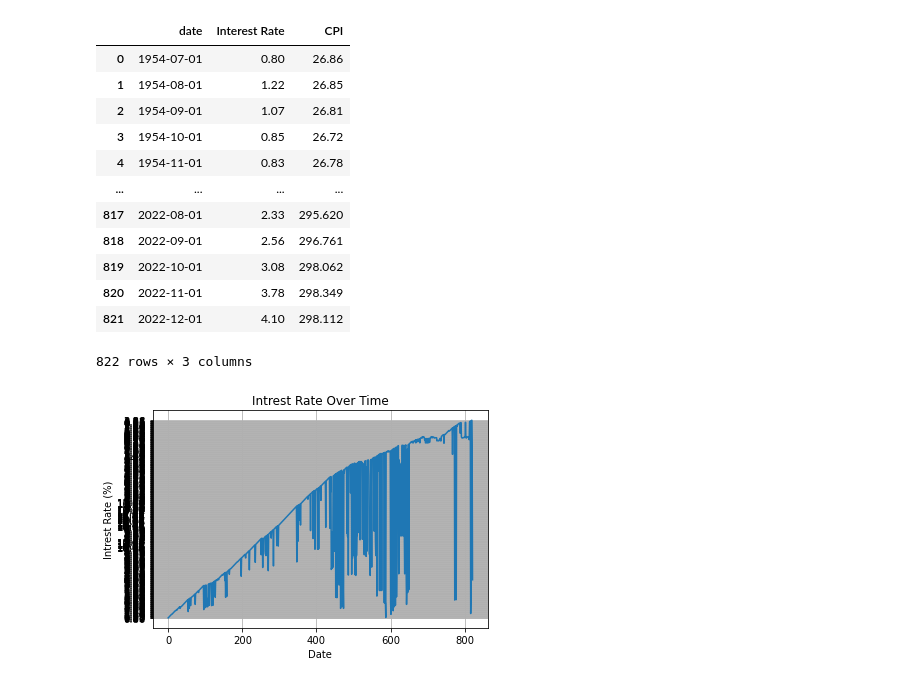
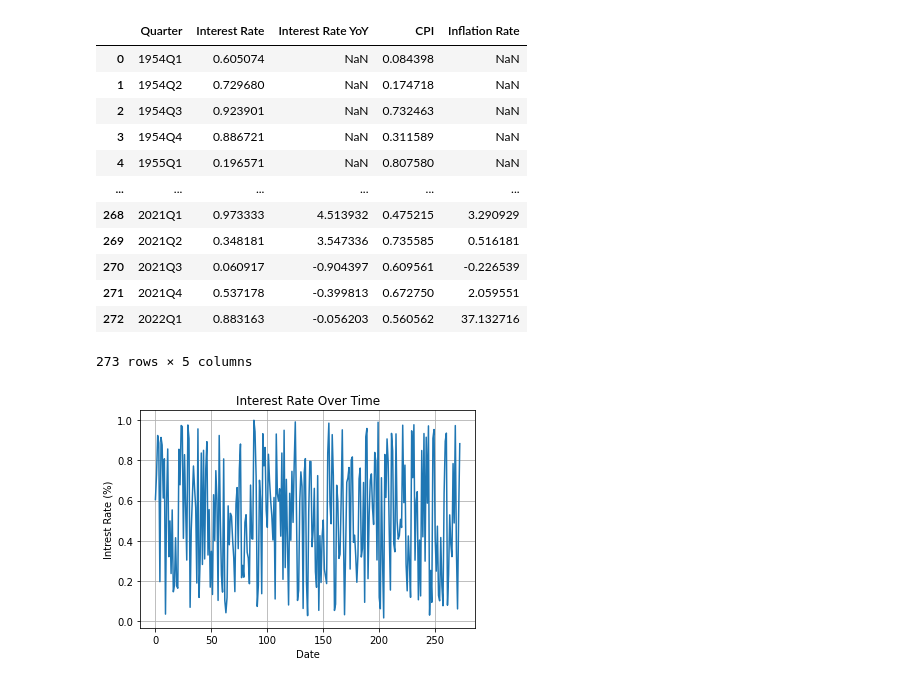
Before and after one commit to Lionta/Project-1, a Jupyter notebook: interest_rate_vs_inflation.ipynb, the cells around one changed output. Cells and saved outputs as stored; diff of their text form; code cells hidden in the pictures.

```diff
--- a/interest_rate_vs_inflation.ipynb
+++ b/interest_rate_vs_inflation.ipynb
@@ -53,0 +27,19 @@ int_rate_df
+# %%
+int_rate_df = pd.DataFrame(fred_response["observations"])
+# Reduce to pertinent columns
+int_rate_df = int_rate_df[["date", "value"]]
+
+int_rate_df['date'] = int_rate_df['date'].apply(pd.to_datetime)
+
+int_rate_df = int_rate_df.astype({"value": float})
+
+date_range = pd.period_range('1954-01', '2022-01',freq='q')
+int_rate_df= pd.DataFrame({'value':np.random.rand(len(date_range))}, index=date_range)
+# int_rate_df['pct_pop'] = int_rate_df['value'].pct_change()
+int_rate_df['Interest Rate YoY'] = int_rate_df['value'].pct_change(12)
+
+# write a CSV
+int_rate_df.to_csv("output_data/int_rate.csv")
+int_rate_df = int_rate_df.reset_index()
+int_rate_df = int_rate_df.rename(columns={"index": "Quarter", "value": "Interest Rate"})
+int_rate_df
@@ -79,9 +85,20 @@ cpi_df = pd.DataFrame(fred_response["observations"])
 # Reduce to pertinent columns
 cpi_df = cpi_df[["date", "value"]]
 
+cpi_df['date'] = cpi_df['date'].apply(pd.to_datetime)
+
+cpi_df = cpi_df.astype({"value": float})
+
+date_range = pd.period_range('1954-01', '2022-01',freq='q')
+cpi_df= pd.DataFrame({'value':np.random.rand(len(date_range))}, index=date_range)
+# cpi_df['pct_pop'] = cpi_df['value'].pct_change()
+cpi_df['Inflation Rate'] = cpi_df['value'].pct_change(12)
+
+
 # Write To CSV
 cpi_df.to_csv("output_data/cpi_rate.csv")
 
-# Display
+cpi_df = cpi_df.reset_index()
+cpi_df = cpi_df.rename(columns={"index": "Quarter", "value": "CPI"})
 cpi_df
 # %% [output]
@@ -101,7 +118,8 @@ cpi_df
 # %%
 # Merge Intrest Rate and CPI
 
-mer_int_cpi_df = pd.merge(int_rate_df, cpi_df, on='date')
+
+mer_int_cpi_df = pd.merge(int_rate_df, cpi_df, on= 'Quarter')
 mer_int_cpi_df = mer_int_cpi_df.rename(columns={"value_x": "Interest Rate", "value_y": "CPI"})
 
 
@@ -112,34 +130,34 @@ mer_int_cpi_df.to_csv("output_data/merged_int_unemp_gdp_df.csv")
 #Display
 mer_int_cpi_df
 # %% [output]
-|  | date | Interest Rate | CPI |
-| 0 | 1954-07-01 | 0.80 | 26.86 |
-| 1 | 1954-08-01 | 1.22 | 26.85 |
-| 2 | 1954-09-01 | 1.07 | 26.81 |
-| 3 | 1954-10-01 | 0.85 | 26.72 |
-| 4 | 1954-11-01 | 0.83 | 26.78 |
-| ... | ... | ... | ... |
-| 817 | 2022-08-01 | 2.33 | 295.620 |
-| 818 | 2022-09-01 | 2.56 | 296.761 |
-| 819 | 2022-10-01 | 3.08 | 298.062 |
-| 820 | 2022-11-01 | 3.78 | 298.349 |
-| 821 | 2022-12-01 | 4.10 | 298.112 |
+|  | Quarter | Interest Rate | Interest Rate YoY | CPI | Inflation Rate |
+| 0 | 1954Q1 | 0.605074 | NaN | 0.084398 | NaN |
+| 1 | 1954Q2 | 0.729680 | NaN | 0.174718 | NaN |
+| 2 | 1954Q3 | 0.923901 | NaN | 0.732463 | NaN |
+| 3 | 1954Q4 | 0.886721 | NaN | 0.311589 | NaN |
+| 4 | 1955Q1 | 0.196571 | NaN | 0.807580 | NaN |
+| ... | ... | ... | ... | ... | ... |
+| 268 | 2021Q1 | 0.973333 | 4.513932 | 0.475215 | 3.290929 |
+| 269 | 2021Q2 | 0.348181 | 3.547336 | 0.735585 | 0.516181 |
+| 270 | 2021Q3 | 0.060917 | -0.904397 | 0.609561 | -0.226539 |
+| 271 | 2021Q4 | 0.537178 | -0.399813 | 0.672750 | 2.059551 |
+| 272 | 2022Q1 | 0.883163 | -0.056203 | 0.560562 | 37.132716 |
-822 rows × 3 columns
+273 rows × 5 columns
 # %%
-x_axis = mer_int_cpi_df["date"]
+# x_axis = mer_int_cpi_df["Quarter"]
 y_axis = mer_int_cpi_df["Interest Rate"]
 
-plt.title("Intrest Rate Over Time")
+plt.title("Interest Rate Over Time")
 plt.xlabel("Date")
 plt.ylabel("Intrest Rate (%)")
 
 plt.grid()
 
 plt.savefig("output_data/Fig1.png")
 
 plt.plot(y_axis)
 plt.show()
 # %% [output]
-[figure, old version]
+[figure, new version]
 # %%
 x_axis = mer_int_cpi_df["date"]
```
Also changed, not shown: parts of 9 cells of this notebook, 13 other files.
